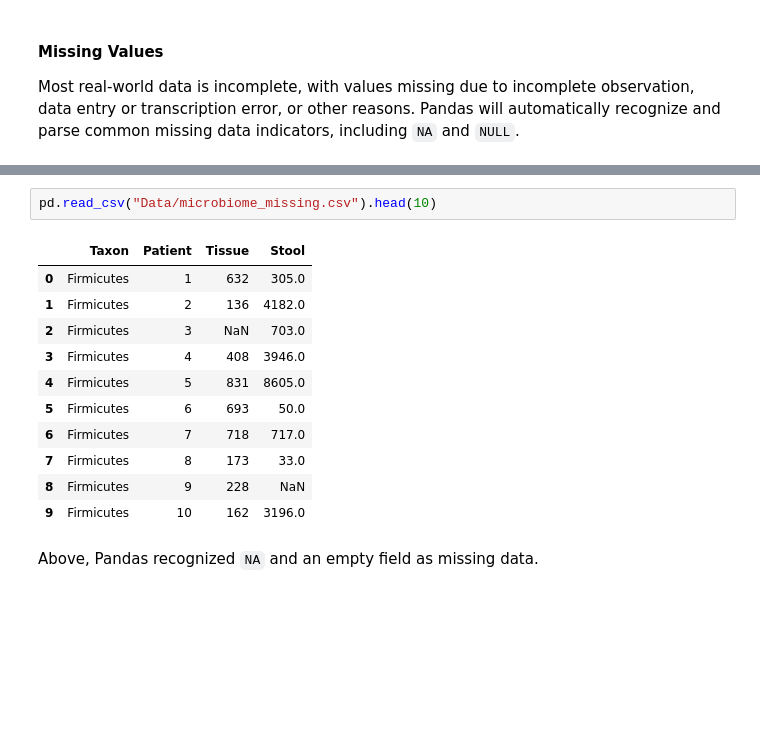
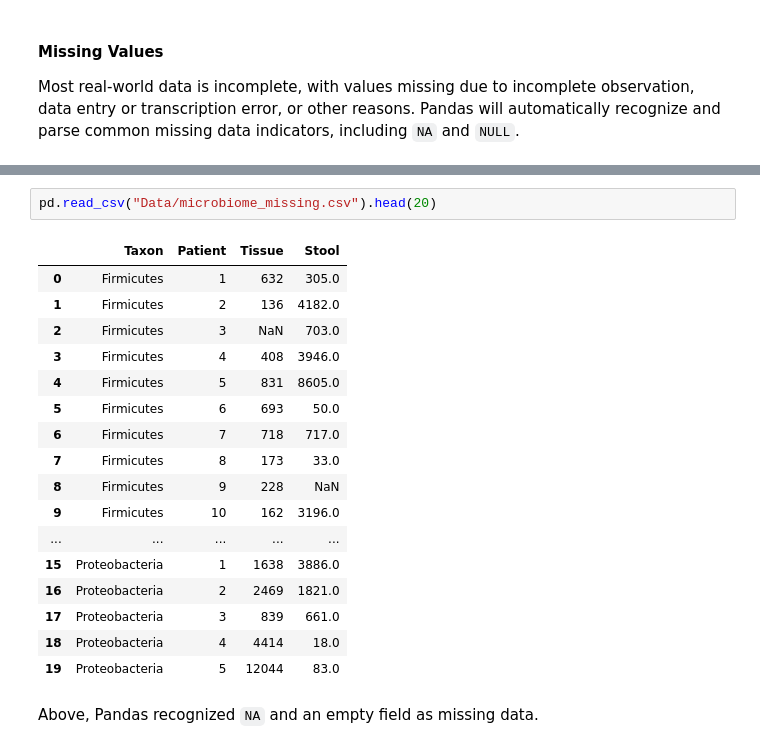
Before and after one commit to aiglegivree/ada_2025, a Jupyter notebook: Exercises/01 - Handling data/Intro to Pandas I.ipynb, the cells around one changed output, grey strips where cells are left out. Saved outputs shown, nothing was run; the diff lists cells and outputs as text; blank space fills up the shorter version.

```diff
--- a/Exercises/01 - Handling data/Intro to Pandas I.ipynb
+++ b/Exercises/01 - Handling data/Intro to Pandas I.ipynb
@@ -619,17 +603,23 @@ Firmicutes,9,228,NA
 # %%
-pd.read_csv("Data/microbiome_missing.csv").head(10)
+pd.read_csv("Data/microbiome_missing.csv").head(20)
 # %% [output]
 |  | Taxon | Patient | Tissue | Stool |
 | 0 | Firmicutes | 1 | 632 | 305.0 |
 | 1 | Firmicutes | 2 | 136 | 4182.0 |
 | 2 | Firmicutes | 3 | NaN | 703.0 |
 | 3 | Firmicutes | 4 | 408 | 3946.0 |
 | 4 | Firmicutes | 5 | 831 | 8605.0 |
 | 5 | Firmicutes | 6 | 693 | 50.0 |
 | 6 | Firmicutes | 7 | 718 | 717.0 |
 | 7 | Firmicutes | 8 | 173 | 33.0 |
 | 8 | Firmicutes | 9 | 228 | NaN |
 | 9 | Firmicutes | 10 | 162 | 3196.0 |
+| ... | ... | ... | ... | ... |
+| 15 | Proteobacteria | 1 | 1638 | 3886.0 |
+| 16 | Proteobacteria | 2 | 2469 | 1821.0 |
+| 17 | Proteobacteria | 3 | 839 | 661.0 |
+| 18 | Proteobacteria | 4 | 4414 | 18.0 |
+| 19 | Proteobacteria | 5 | 12044 | 83.0 |
 # %% [markdown]
 Above, Pandas recognized `NA` and an empty field as missing data.
 # %%
```
Also changed, not shown: parts of 5 cells of this notebook.
